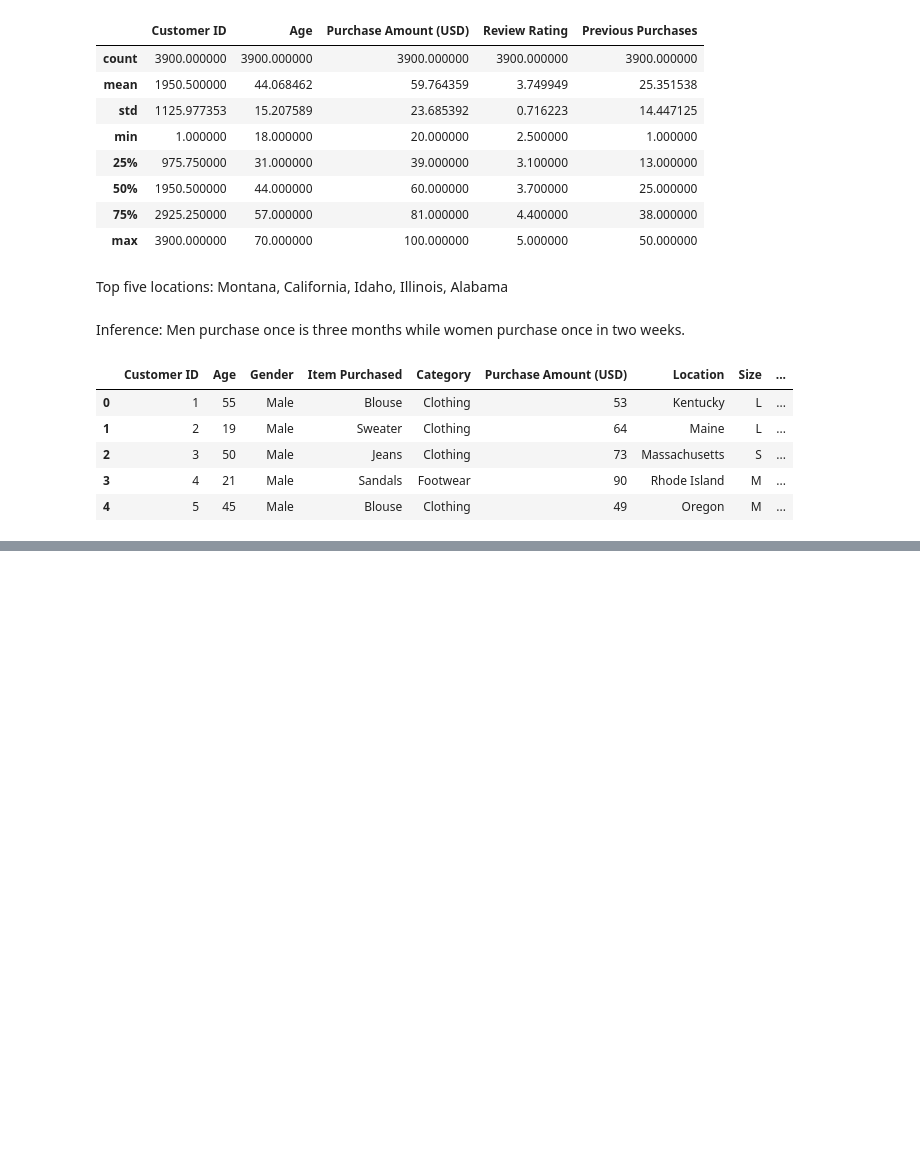
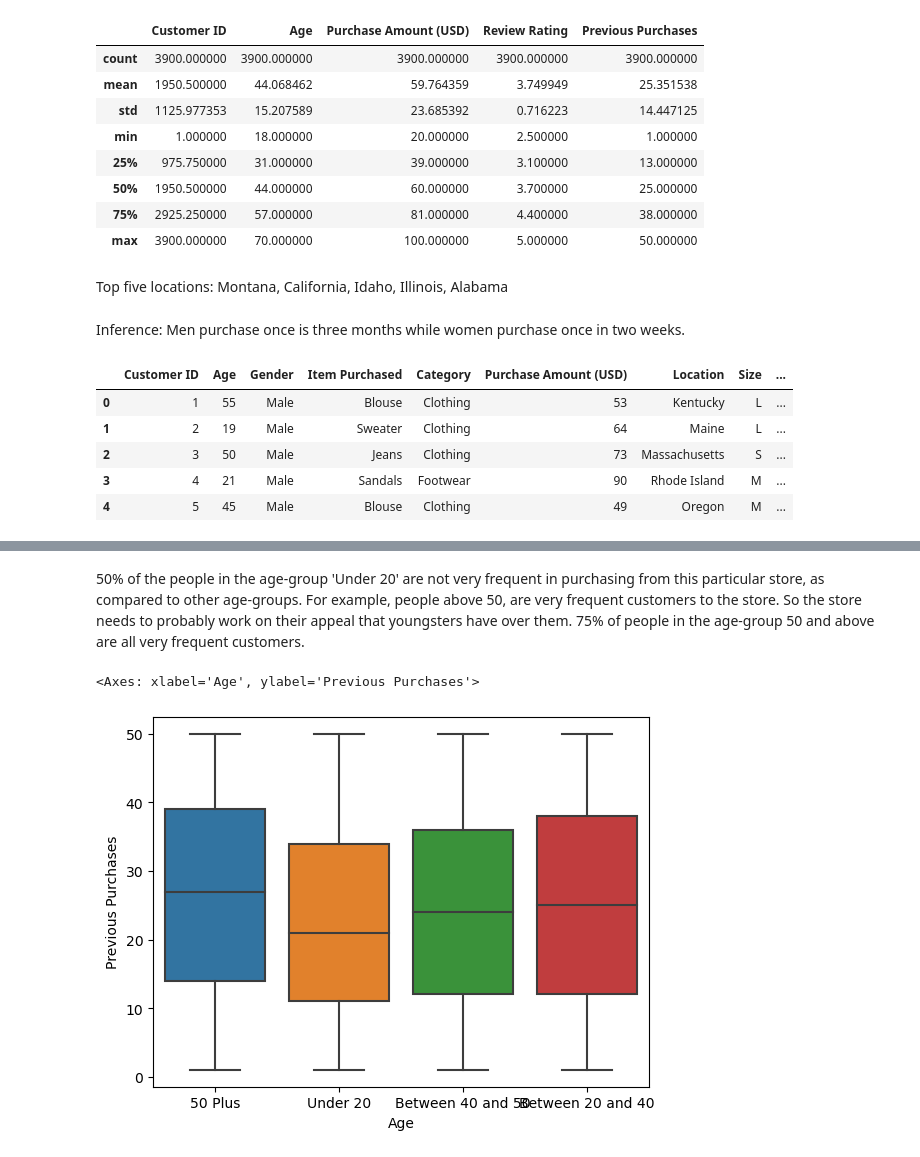
Before and after one commit to vidyasager162/MDSC-106, a Jupyter notebook: End Sem/my-work.ipynb, the cells around one changed output, grey strips where cells are left out. Saved outputs shown, nothing was run; the diff lists cells and outputs as text; code cells hidden in the pictures; blank space fills up the shorter version.

```diff
--- a/End Sem/my-work.ipynb
+++ b/End Sem/my-work.ipynb
@@ -207,3 +207,5 @@ df.head()
 | 2 | 3 | 50 | Male | Jeans | Clothing | 73 | Massachusetts | S | ... |
 | 3 | 4 | 21 | Male | Sandals | Footwear | 90 | Rhode Island | M | ... |
 | 4 | 5 | 45 | Male | Blouse | Clothing | 49 | Oregon | M | ... |
+# %%
+df['Age'] = ["Under 20" if x <= 20 and x > 0 else "Between 20 and 40" if x <=40 and x > 20 else "Between 40 and 50" if x <=50 and x > 40 else "50 Plus" for x in df['Age']]
@@ -209,0 +225,7 @@ df.head()
+# %% [markdown]
+50% of the people in the age-group 'Under 20' are not very frequent in purchasing from this particular store, as compared to other age-groups. For example, people above 50, are very frequent customers to the store. So the store needs to probably work on their appeal that youngsters have over them. 75% of people in the age-group 50 and above are all very frequent customers.
+# %%
+sns.boxplot(data=df, x='Age', y='Previous Purchases')
+# %% [output]
+<Axes: xlabel='Age', ylabel='Previous Purchases'>
+[figure, added]
```
Also changed, not shown: parts of 4 cells of this notebook.
